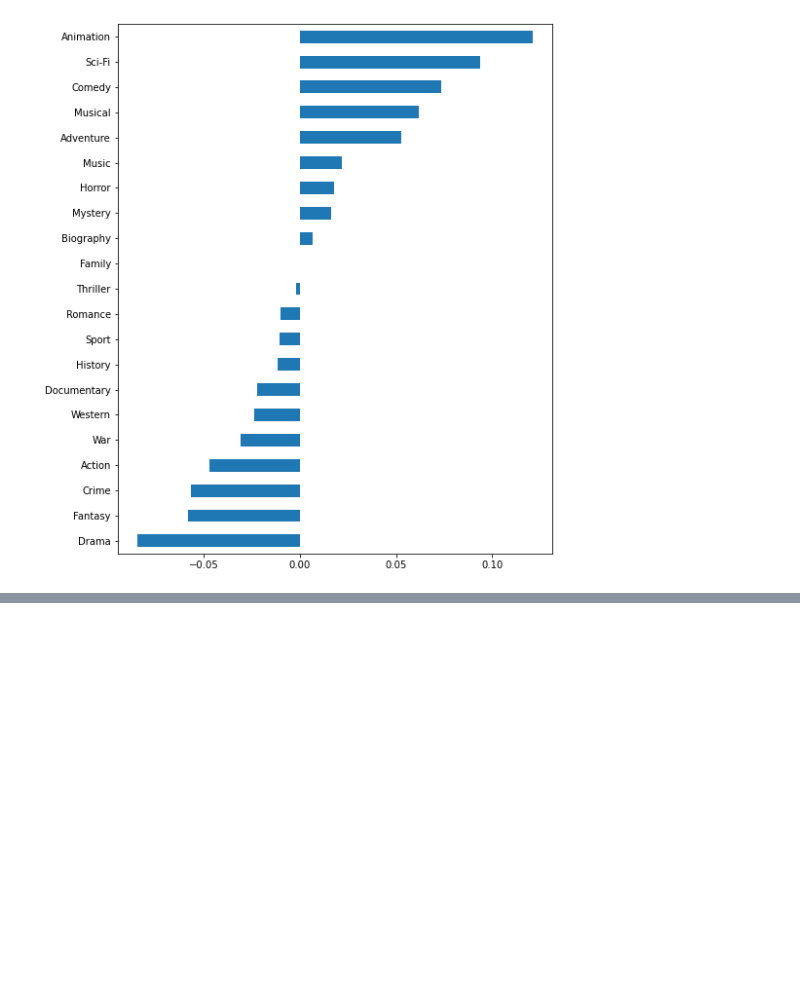
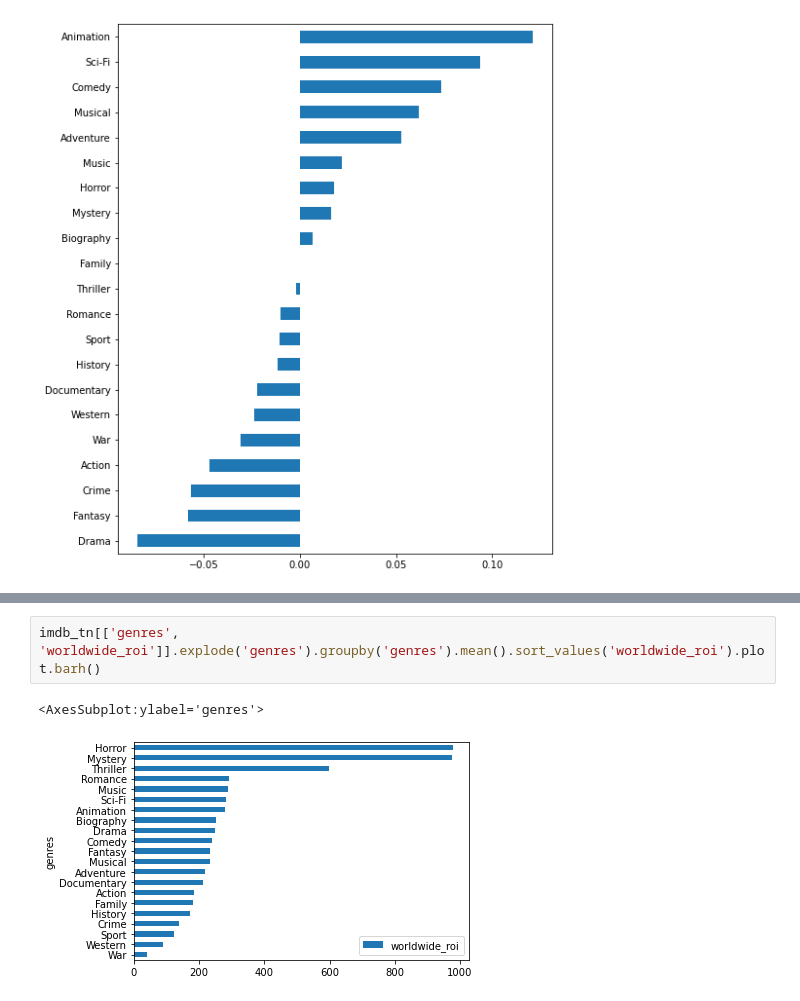
Before and after one commit to ndgigliotti/dsc-phase-1-project, a Jupyter notebook: genres.ipynb, the cells around one changed output, grey strips where cells are left out. Cells and saved outputs as stored; diff of their text form; blank space fills up the shorter version.

```diff
--- a/genres.ipynb
+++ b/genres.ipynb
@@ -313,0 +342,5 @@ combos.corrwith(imdb_tn.set_index('tconst')['domestic_profit']).sort_values().pl
+# %%
+imdb_tn[['genres', 'worldwide_roi']].explode('genres').groupby('genres').mean().sort_values('worldwide_roi').plot.barh()
+# %% [output]
+<AxesSubplot:ylabel='genres'>
+[figure, added]
```
Also changed, not shown: parts of 8 cells of this notebook, 2 other files.
